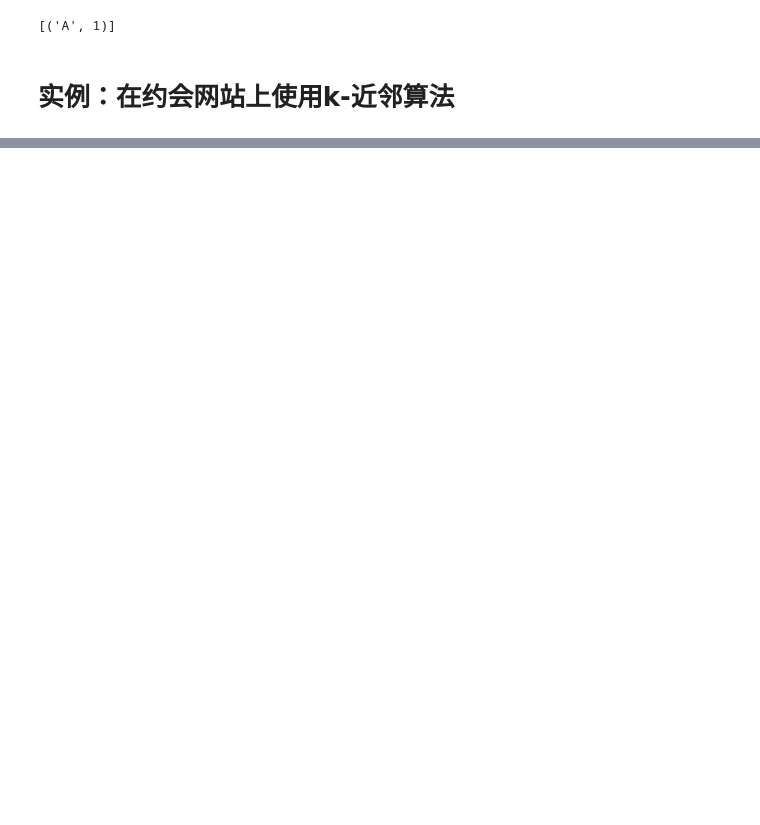
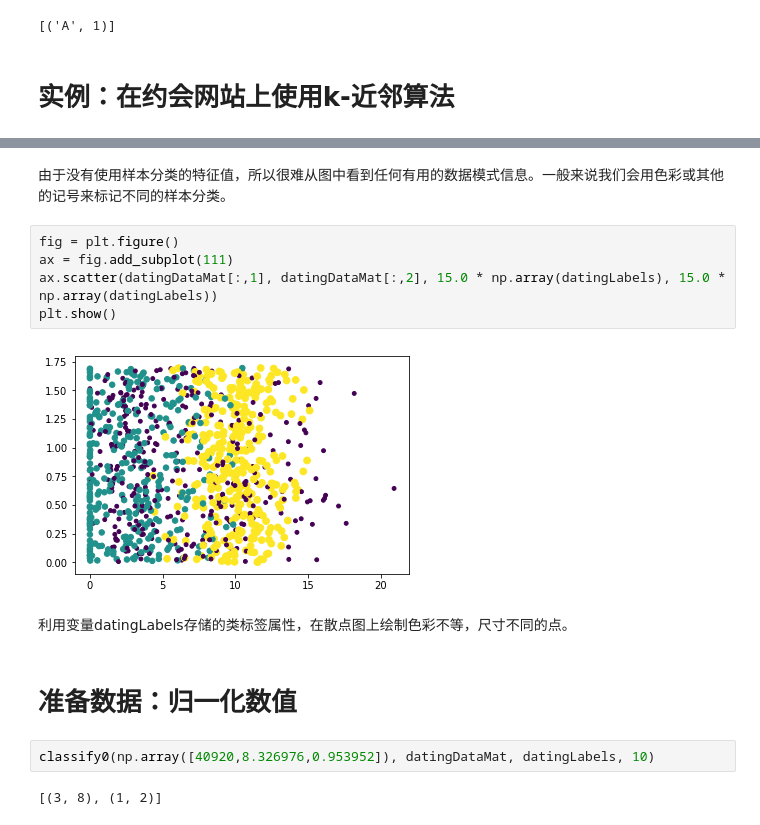
Before and after one commit to cherryMonth/machine_learning, a Jupyter notebook: Ch02/KNN.ipynb, the cells around one changed output, grey strips where cells are left out. Drawn from its saved outputs; the diff is of its cells as text; blank space fills up the shorter version.

```diff
--- a/Ch02/KNN.ipynb
+++ b/Ch02/KNN.ipynb
@@ -106,0 +118,17 @@ def file2matrix(filename):
+# %% [markdown]
+由于没有使用样本分类的特征值，所以很难从图中看到任何有用的数据模式信息。一般来说我们会用色彩或其他的记号来标记不同的样本分类。
+# %%
+fig = plt.figure()
+ax = fig.add_subplot(111)
+ax.scatter(datingDataMat[:,1], datingDataMat[:,2], 15.0 * np.array(datingLabels), 15.0 * np.array(datingLabels))
+plt.show()
+# %% [output]
+[figure, added]
+# %% [markdown]
+利用变量datingLabels存储的类标签属性，在散点图上绘制色彩不等，尺寸不同的点。
+# %% [markdown]
+# 准备数据：归一化数值
+# %%
+classify0(np.array([40920,8.326976,0.953952]), datingDataMat, datingLabels, 10)
+# %% [output]
+[(3, 8), (1, 2)]
```
Also changed, not shown: parts of 8 cells of this notebook.
